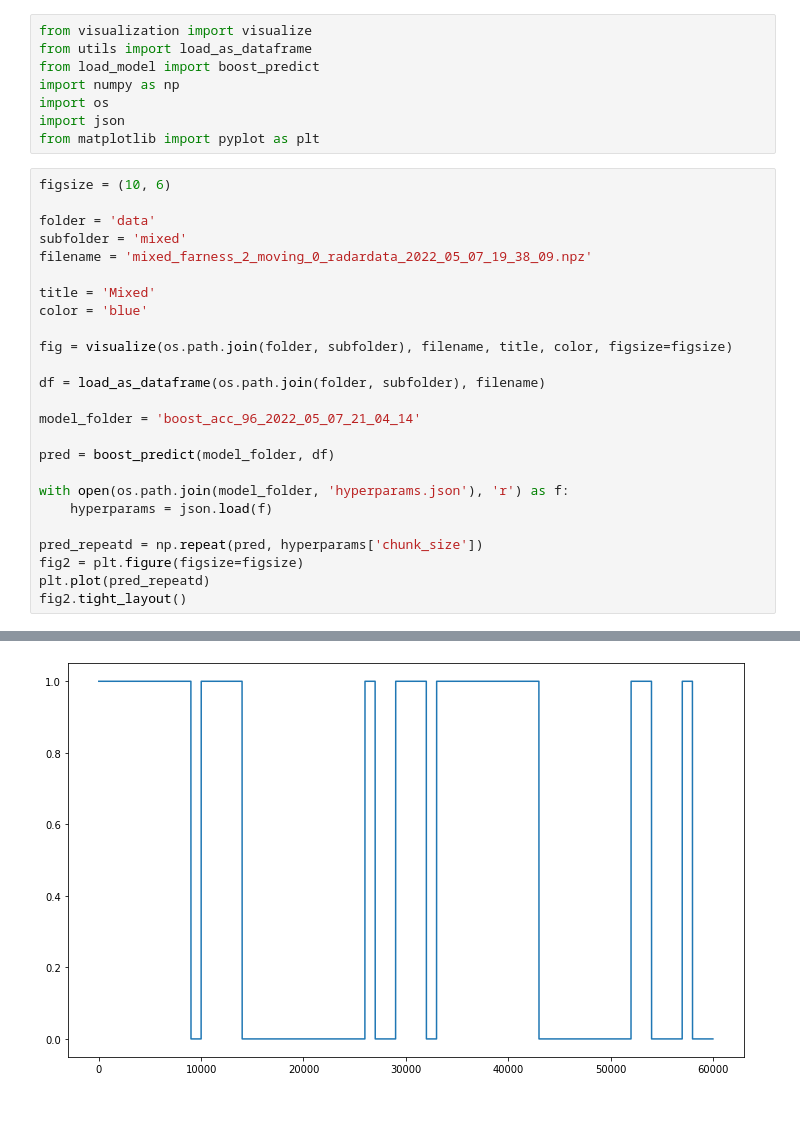
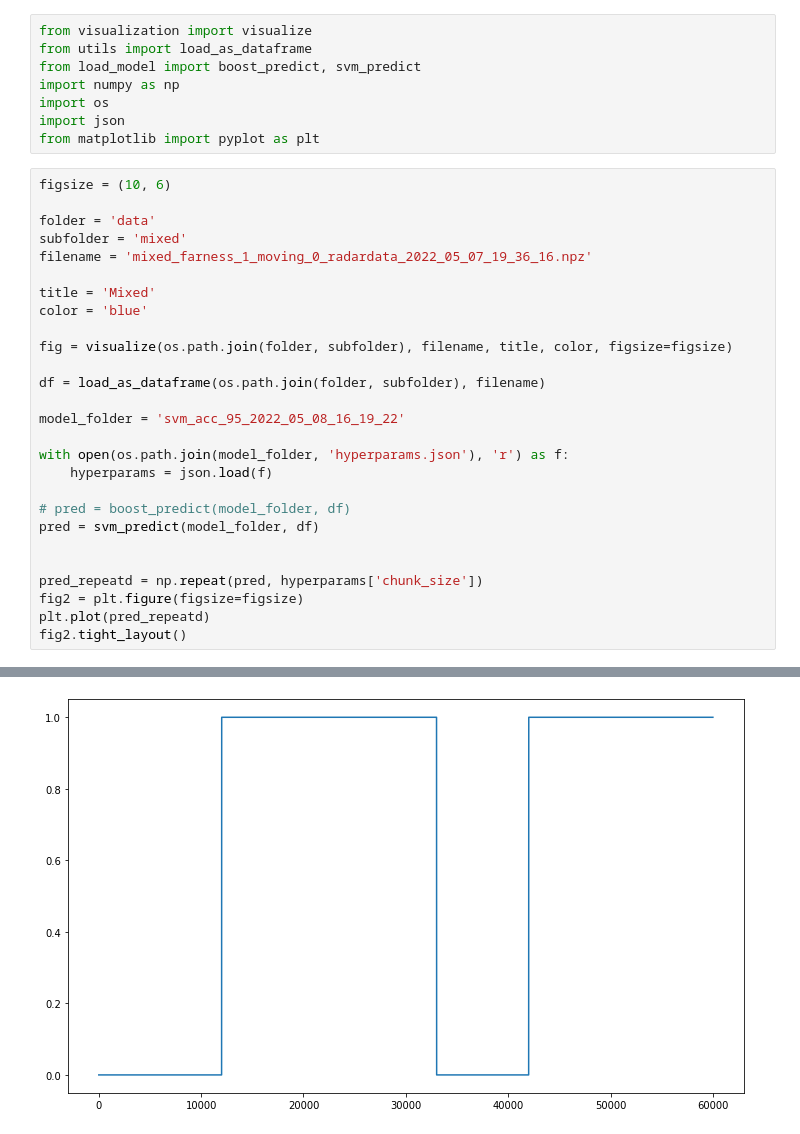
Before and after one commit to viktor-ktorvi/EESTech-Challenge-Aachen-2022, a Jupyter notebook: examples/visualize-mixed.ipynb, the cells around one changed output, grey strips where cells are left out. Cells and saved outputs as stored; diff of their text form.

Commit message:
SVM is good on moving

```diff
--- a/examples/visualize-mixed.ipynb
+++ b/examples/visualize-mixed.ipynb
@@ -1,7 +1,7 @@
 # %%
 from visualization import visualize
 from utils import load_as_dataframe
-from load_model import boost_predict
+from load_model import boost_predict, svm_predict
 import numpy as np
 import os
 import json
@@ -9,28 +9,30 @@ from matplotlib import pyplot as plt
 # %%
 figsize = (10, 6)
 
 folder = 'data'
 subfolder = 'mixed'
-filename = 'mixed_farness_2_moving_0_radardata_2022_05_07_19_38_09.npz'
+filename = 'mixed_farness_1_moving_0_radardata_2022_05_07_19_36_16.npz'
 
 title = 'Mixed'
 color = 'blue'
 
 fig = visualize(os.path.join(folder, subfolder), filename, title, color, figsize=figsize)
 
 df = load_as_dataframe(os.path.join(folder, subfolder), filename)
 
-model_folder = 'boost_acc_96_2022_05_07_21_04_14'
-
-pred = boost_predict(model_folder, df)
+model_folder = 'svm_acc_95_2022_05_08_16_19_22'
 
 with open(os.path.join(model_folder, 'hyperparams.json'), 'r') as f:
     hyperparams = json.load(f)
+
+# pred = boost_predict(model_folder, df)
+pred = svm_predict(model_folder, df)
+
 
 pred_repeatd = np.repeat(pred, hyperparams['chunk_size'])
 fig2 = plt.figure(figsize=figsize)
 plt.plot(pred_repeatd)
 fig2.tight_layout()
 # %% [output]
 [figure]
-[figure, old version]
+[figure, new version]
```
Also changed, not shown: 2 other files.
